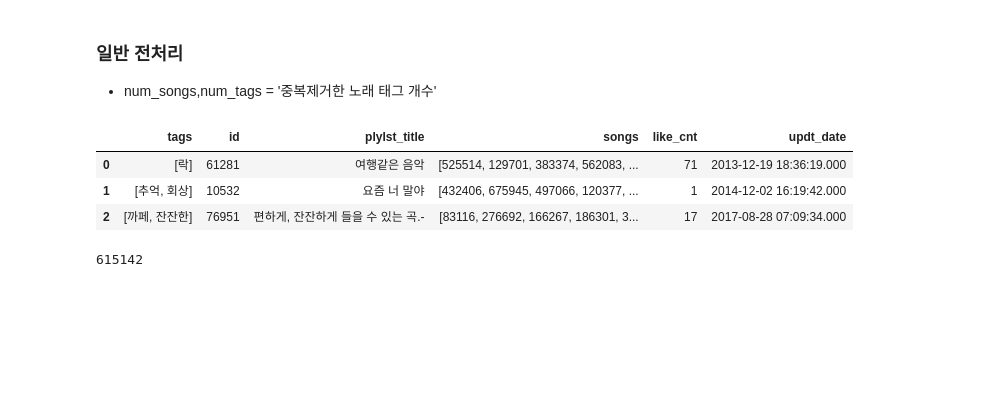
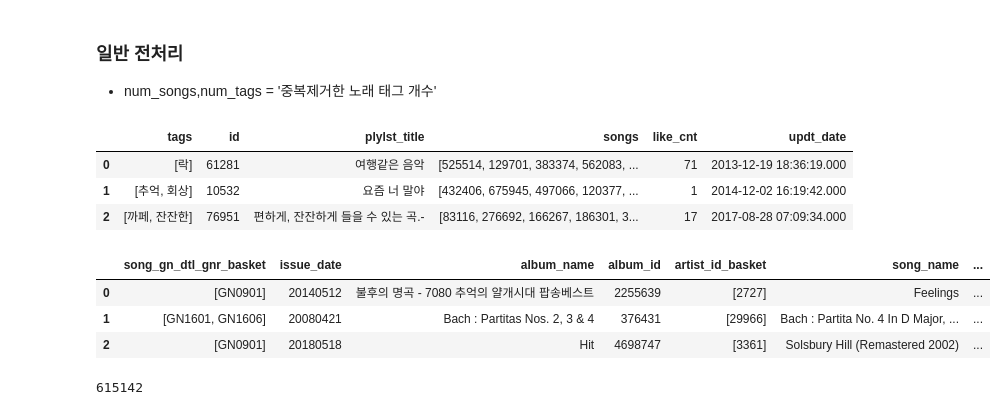
Before and after one commit to RecommendU/ForU, a Jupyter notebook: 정용재/Collaborative_filtering/03.멜론_협업필터링_장르_추천(with 태그).ipynb, the cells around one changed output. Saved outputs shown, nothing was run; the diff lists cells and outputs as text; code cells hidden in the pictures; blank space fills up the shorter version.

```diff
--- a/정용재/Collaborative_filtering/03.멜론_협업필터링_장르_추천(with 태그).ipynb
+++ b/정용재/Collaborative_filtering/03.멜론_협업필터링_장르_추천(with 태그).ipynb
@@ -37,6 +37,13 @@ train_df.head(3)
 | 0 | [락] | 61281 | 여행같은 음악 | [525514, 129701, 383374, 562083, ... | 71 | 2013-12-19 18:36:19.000 |
 | 1 | [추억, 회상] | 10532 | 요즘 너 말야 | [432406, 675945, 497066, 120377, ... | 1 | 2014-12-02 16:19:42.000 |
 | 2 | [까페, 잔잔한] | 76951 | 편하게, 잔잔하게 들을 수 있는 곡.- | [83116, 276692, 166267, 186301, 3... | 17 | 2017-08-28 07:09:34.000 |
+# %%
+song_df.head(3)
+# %% [output]
+|  | song_gn_dtl_gnr_basket | issue_date | album_name | album_id | artist_id_basket | song_name | ... |
+| 0 | [GN0901] | 20140512 | 불후의 명곡 - 7080 추억의 얄개시대 팝송베스트 | 2255639 | [2727] | Feelings | ... |
+| 1 | [GN1601, GN1606] | 20080421 | Bach : Partitas Nos. 2, 3 & 4 | 376431 | [29966] | Bach : Partita No. 4 In D Major, ... | ... |
+| 2 | [GN0901] | 20180518 | Hit | 4698747 | [3361] | Solsbury Hill (Remastered 2002) | ... |
 # %%
 train_df['tags_cnt'] = train_df['tags'].map(lambda x : len(x))
 train_df['songs_cnt'] = train_df['songs'].map(lambda x : len(x))
```
Also changed, not shown: parts of 26 cells of this notebook.
